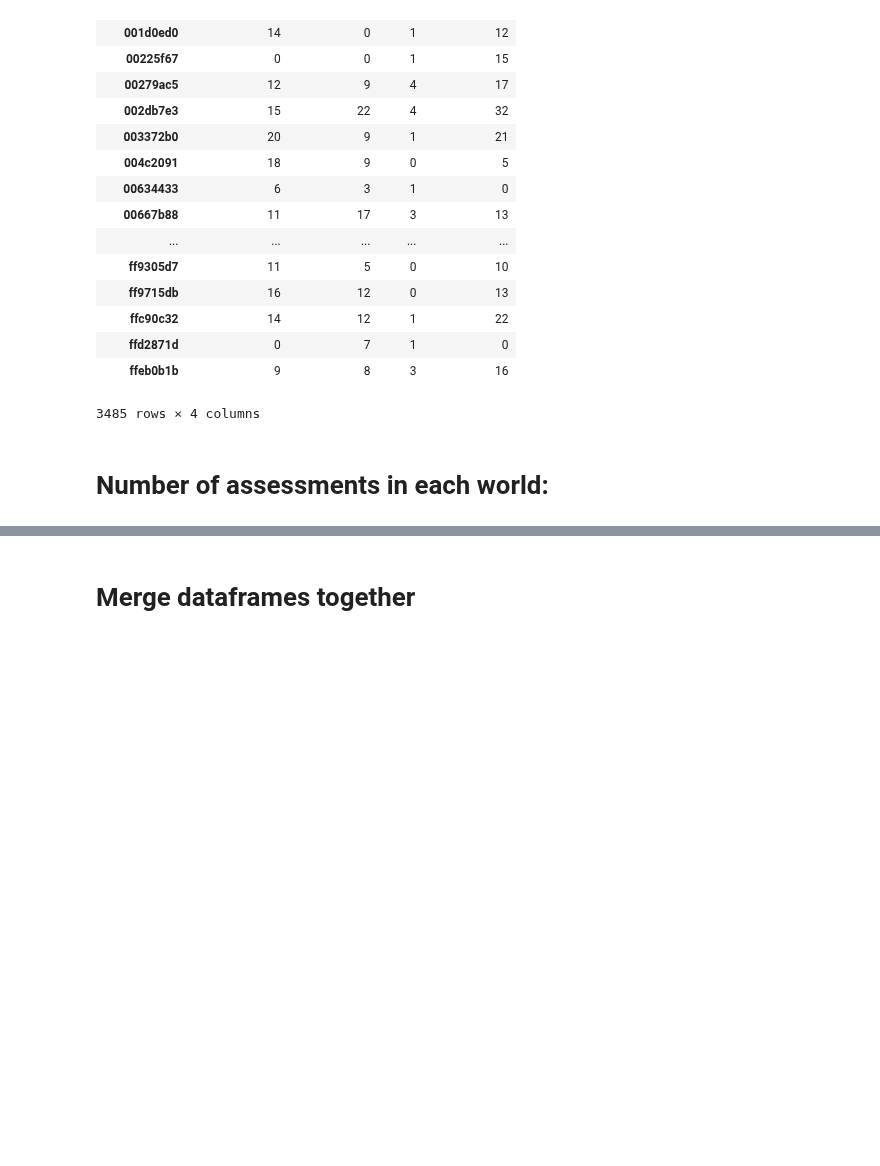
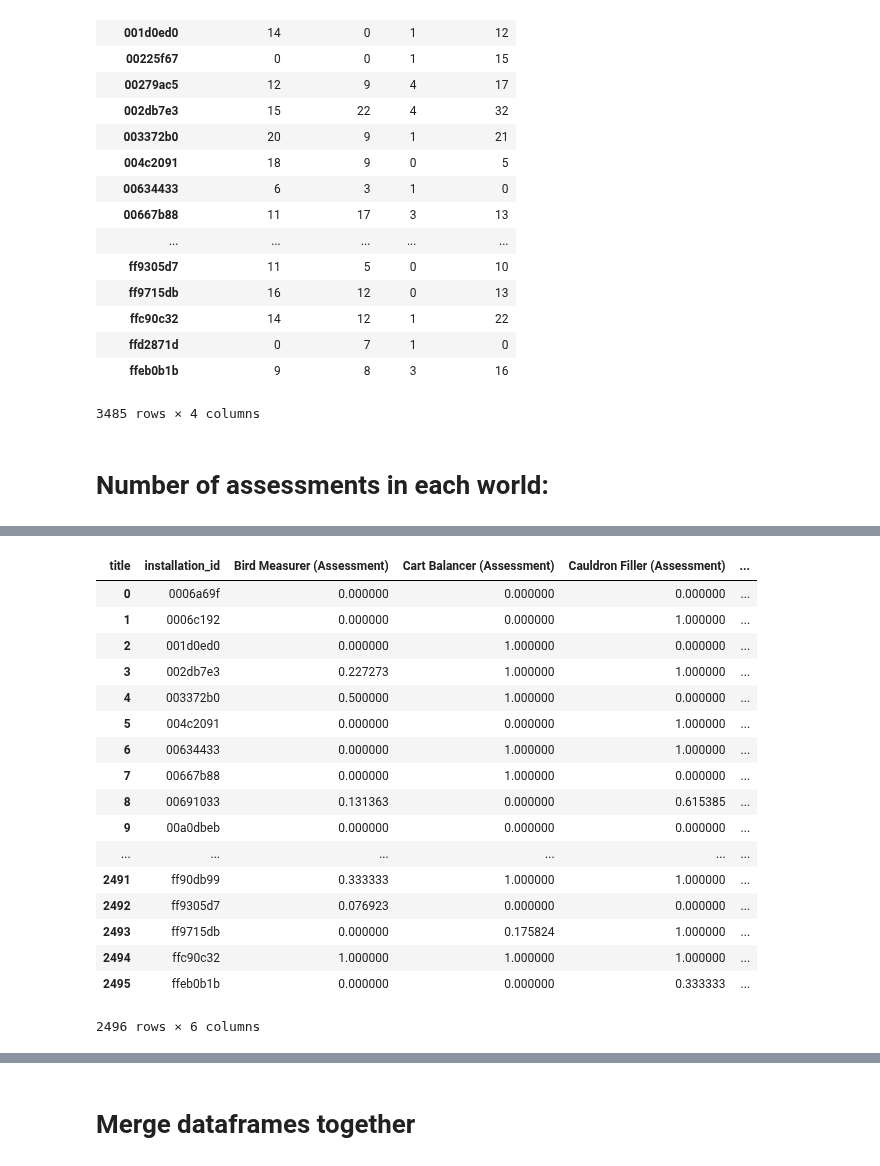
Before and after one commit to cats-in-the-hat/PBS-KIDS2, a Jupyter notebook: model.ipynb, the cells around one changed output, grey strips where cells are left out. Saved outputs shown, nothing was run; the diff lists cells and outputs as text; code cells hidden in the pictures; blank space fills up the shorter version.

Commit message:
Update model.ipynb file with faith columns

```diff
--- a/model.ipynb
+++ b/model.ipynb
@@ -292,0 +378,4 @@ assessment_worlds = pd.crosstab(assessment_worlds.installation_id, assessment_wo
+# %%
+# create mean dataframe
+mean_ = assess.groupby(['installation_id', 'title'])[['accuracy']].mean()
+mean_.head()
@@ -292,0 +390,3 @@ assessment_worlds = pd.crosstab(assessment_worlds.installation_id, assessment_wo
+# %%
+mean_.reset_index(inplace = True)
+mean_.head()
@@ -292,0 +400,3 @@ assessment_worlds = pd.crosstab(assessment_worlds.installation_id, assessment_wo
+# %%
+mean_title = mean_.pivot(index = 'installation_id', columns = 'title', values = 'accuracy')
+mean_title.head()
@@ -292,0 +411,3 @@ assessment_worlds = pd.crosstab(assessment_worlds.installation_id, assessment_wo
+# %%
+mean_title.fillna(0, inplace = True)
+mean_title.head()
@@ -292,0 +422,22 @@ assessment_worlds = pd.crosstab(assessment_worlds.installation_id, assessment_wo
+# %%
+mean_title.reset_index(inplace = True)
+# mean_title.head()
+# %% [output]
+| title | installation_id | Bird Measurer (Assessment) | Cart Balancer (Assessment) | Cauldron Filler (Assessment) | ... |
+| 0 | 0006a69f | 0.000000 | 0.000000 | 0.000000 | ... |
+| 1 | 0006c192 | 0.000000 | 0.000000 | 1.000000 | ... |
+| 2 | 001d0ed0 | 0.000000 | 1.000000 | 0.000000 | ... |
+| 3 | 002db7e3 | 0.227273 | 1.000000 | 1.000000 | ... |
+| 4 | 003372b0 | 0.500000 | 1.000000 | 0.000000 | ... |
+| 5 | 004c2091 | 0.000000 | 0.000000 | 1.000000 | ... |
+| 6 | 00634433 | 0.000000 | 1.000000 | 1.000000 | ... |
+| 7 | 00667b88 | 0.000000 | 1.000000 | 0.000000 | ... |
+| 8 | 00691033 | 0.131363 | 0.000000 | 0.615385 | ... |
+| 9 | 00a0dbeb | 0.000000 | 0.000000 | 0.000000 | ... |
+| ... | ... | ... | ... | ... | ... |
+| 2491 | ff90db99 | 0.333333 | 1.000000 | 1.000000 | ... |
+| 2492 | ff9305d7 | 0.076923 | 0.000000 | 0.000000 | ... |
+| 2493 | ff9715db | 0.000000 | 0.175824 | 1.000000 | ... |
+| 2494 | ffc90c32 | 1.000000 | 1.000000 | 1.000000 | ... |
+| 2495 | ffeb0b1b | 0.000000 | 0.000000 | 0.333333 | ... |
+2496 rows × 6 columns
```
Also changed, not shown: parts of 54 cells of this notebook.
